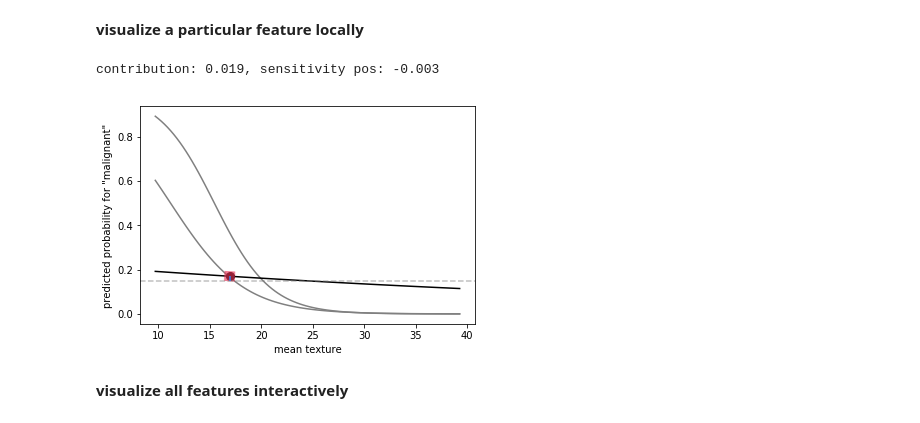
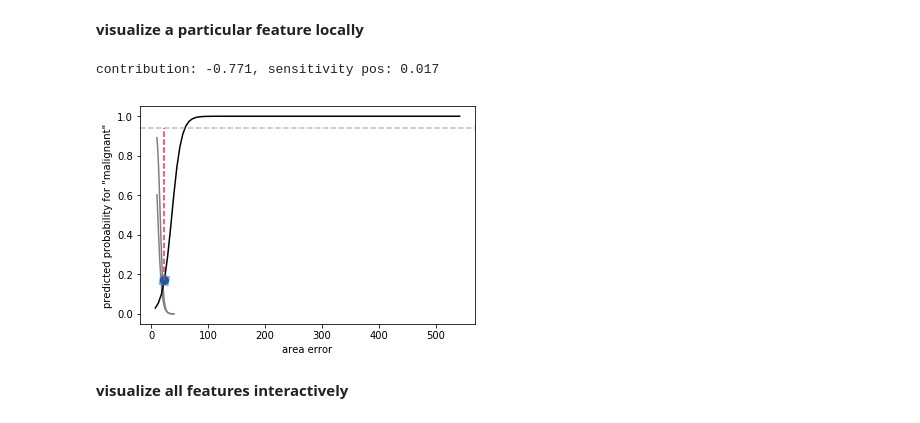
Before and after one commit to Pacmed/sensible-local-interpretations, a Jupyter notebook: interp/interp_breast_cancer.ipynb, the cells around one changed output. Cells and saved outputs as stored; diff of their text form; code cells hidden in the pictures.

Commit message:
better arg for explain_instance_feature

```diff
--- a/interp/interp_breast_cancer.ipynb
+++ b/interp/interp_breast_cancer.ipynb
@@ -64,19 +72,19 @@ explainer.explain_instance(x, models[1].predict_proba, class_num, return_table=T
 # %%
 fig = plt.figure()
 feature_num = 1
-expl_dict = explainer.explain_instance_feature(x, models[1].predict_proba, feature_num, class_num)
+expl_dict = explainer.explain_instance_feature(x, models[1].predict_proba, feature_name='area error', class_num=class_num)
 
 ice_top = explainer.calc_ice_grid(x, models[0].predict_proba, feature_num)
 ice_bot = explainer.calc_ice_grid(x, models[2].predict_proba, feature_num)
 
 plt.plot(ice_top[0], ice_top[1][:, 1], color='gray')
 plt.plot(ice_bot[0], ice_bot[1][:, 1], color='gray')
 print(f'contribution: {expl_dict["contribution"]:0.3f}, sensitivity pos: {expl_dict["sensitivity_pos"]:0.3f}')
 
 explainer.viz_expl_feature(expl_dict)
 # %% [output]
-contribution: 0.019, sensitivity pos: -0.003
+contribution: -0.771, sensitivity pos: 0.017
-[figure, old version]
+[figure, new version]
 # %% [markdown]
 **visualize all features interactively**
 # %%
```
Also changed, not shown: parts of 1 cell of this notebook, 1 other file.
